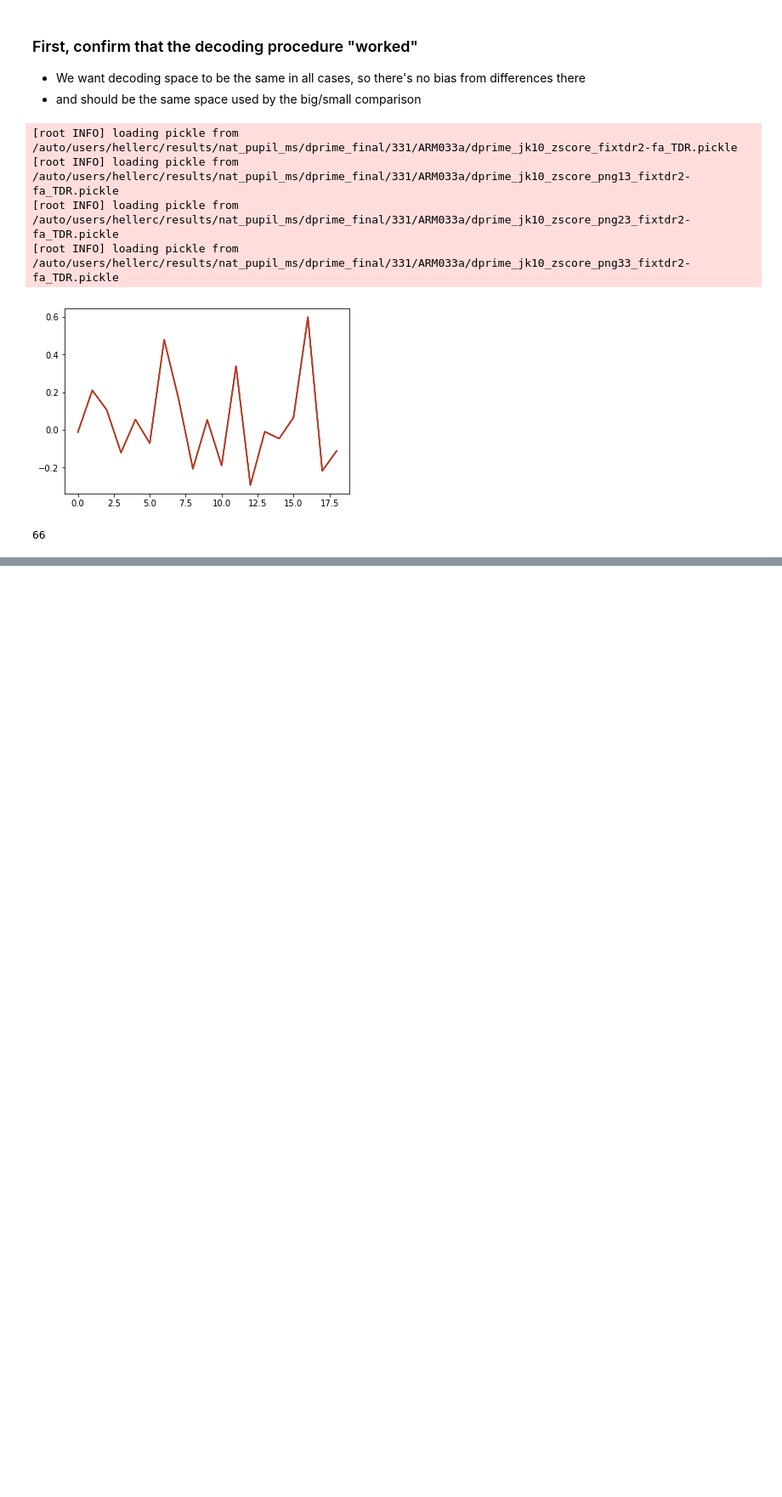
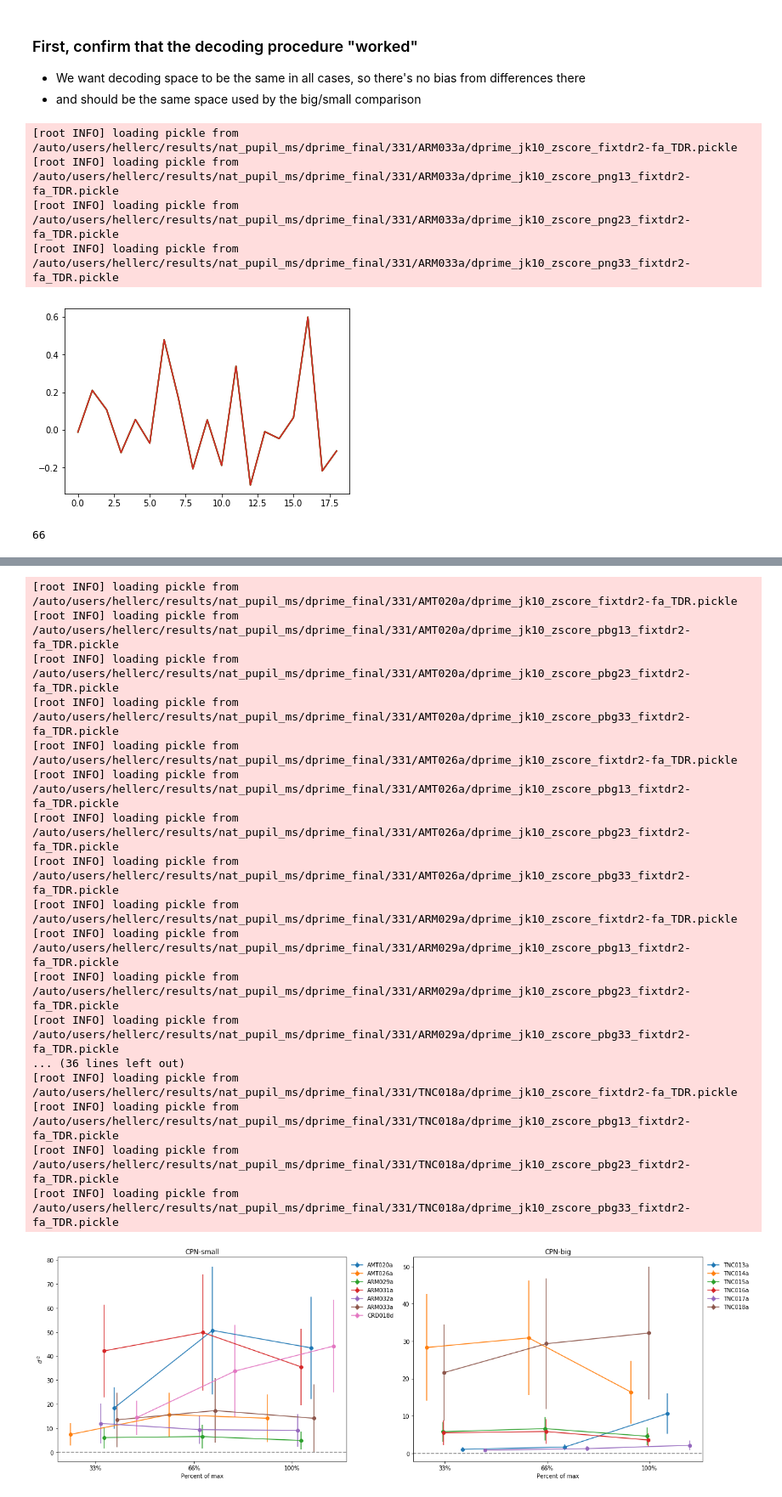
Before and after one commit to crheller/nat_pup_ms, a Jupyter notebook: dprime_new/thirds.ipynb, the cells around one changed output, grey strips where cells are left out. Shown: that part at 85% size. Cells and saved outputs as stored; diff of their text form; code cells hidden in the pictures; blank space fills up the shorter version.

```diff
--- a/dprime_new/thirds.ipynb
+++ b/dprime_new/thirds.ipynb
@@ -191,38 +191,66 @@ f2.tight_layout()
 # %%
 # DECODING EFFECTS PER SITE
 f, ax = plt.subplots(1, 2, figsize=(18, 6))
+f2, ax2 = plt.subplots(1, 2, figsize=(18, 6))
 
 loader = decoding.DecodingResults()
 m = 'dprime_jk10_zscore_fixtdr2-fa'
 m1 = 'dprime_jk10_zscore_pbg13_fixtdr2-fa'
 m2 = 'dprime_jk10_zscore_pbg23_fixtdr2-fa'
 m3 = 'dprime_jk10_zscore_pbg33_fixtdr2-fa'
 n_components = 2
 
 for i, (dataset, batch, sites) in enumerate(zip(['CPN-small', 'CPN-big'], [331, 331], [cpns_data, cpnb_data])):
     for j, site in enumerate(sites):
         if site in ['BOL005c', 'BOL006b']:
             _batch = 294
         else:
             _batch = batch
         r = loader.load_results(os.path.join(DPRIME_DIR, str(batch), site, m+'_TDR.pickle')); df = r.numeric_results
         r1 = loader.load_results(os.path.join(DPRIME_DIR, str(batch), site, m1+'_TDR.pickle')); df1 = r1.numeric_results
         r2 = loader.load_results(os.path.join(DPRIME_DIR, str(batch), site, m2+'_TDR.pickle')); df2 = r2.numeric_results
         r3 = loader.load_results(os.path.join(DPRIME_DIR, str(batch), site, m3+'_TDR.pickle')); df3 = r3.numeric_results
-        ax[i].errorbar([0, 1, 2], [df1['bp_dp'].mean(),
+        jitter = np.random.normal(0, 0.2, 1)
+        ax[i].errorbar([0+jitter, 1+jitter, 2+jitter], [df1['bp_dp'].mean(),
                                    df2['bp_dp'].mean(),
                                    df3['bp_dp'].mean()],
                                    yerr = [df1['bp_dp'].std(),
                                             df2['bp_dp'].std(),
                                             df3['bp_dp'].std()],
                                    marker='o', label=site)
+        peak = np.nanmax([df1['bp_dp'].mean(), df2['bp_dp'].mean(), df3['bp_dp'].mean()])
+        ax2[i].plot([0+jitter, 1+jitter, 2+jitter], [df1['bp_dp'].mean() / peak,
+                                   df2['bp_dp'].mean() / peak,
+                                   df3['bp_dp'].mean() / peak],
+                                   marker='o', label=site)
 
-    ax[i].legend(bbox_to_anchor=(1, 1), loc='upper left', frameon=False)
-    ax[i].axhline(0, linestyle='--', color='grey', zorder=-1)
-    ax[0].set_ylabel(r"$d'^2$")
-    ax[i].set_xticks([0, 1, 2])
-    ax[i].set_xticklabels(["33%", "66%", "100%"])
-    ax[i].set_xlabel("Percent of max")
-    ax[i].set_title(dataset)
+    for a in [ax, ax2]:
+        a[i].legend(bbox_to_anchor=(1, 1), loc='upper left', frameon=False)
+        a[i].axhline(0, linestyle='--', color='grey', zorder=-1)
+        a[0].set_ylabel(r"$d'^2$")
+        a[i].set_xticks([0, 1, 2])
+        a[i].set_xticklabels(["33%", "66%", "100%"])
+        a[i].set_xlabel("Percent of max")
+        a[i].set_title(dataset)
 
 f.tight_layout()
+f2.tight_layout()
+# %% [output]
+[root INFO] loading pickle from /auto/users/hellerc/results/nat_pupil_ms/dprime_final/331/AMT020a/dprime_jk10_zscore_fixtdr2-fa_TDR.pickle
+[root INFO] loading pickle from /auto/users/hellerc/results/nat_pupil_ms/dprime_final/331/AMT020a/dprime_jk10_zscore_pbg13_fixtdr2-fa_TDR.pickle
+[root INFO] loading pickle from /auto/users/hellerc/results/nat_pupil_ms/dprime_final/331/AMT020a/dprime_jk10_zscore_pbg23_fixtdr2-fa_TDR.pickle
+[root INFO] loading pickle from /auto/users/hellerc/results/nat_pupil_ms/dprime_final/331/AMT020a/dprime_jk10_zscore_pbg33_fixtdr2-fa_TDR.pickle
+[root INFO] loading pickle from /auto/users/hellerc/results/nat_pupil_ms/dprime_final/331/AMT026a/dprime_jk10_zscore_fixtdr2-fa_TDR.pickle
+[root INFO] loading pickle from /auto/users/hellerc/results/nat_pupil_ms/dprime_final/331/AMT026a/dprime_jk10_zscore_pbg13_fixtdr2-fa_TDR.pickle
+[root INFO] loading pickle from /auto/users/hellerc/results/nat_pupil_ms/dprime_final/331/AMT026a/dprime_jk10_zscore_pbg23_fixtdr2-fa_TDR.pickle
+[root INFO] loading pickle from /auto/users/hellerc/results/nat_pupil_ms/dprime_final/331/AMT026a/dprime_jk10_zscore_pbg33_fixtdr2-fa_TDR.pickle
+[root INFO] loading pickle from /auto/users/hellerc/results/nat_pupil_ms/dprime_final/331/ARM029a/dprime_jk10_zscore_fixtdr2-fa_TDR.pickle
+[root INFO] loading pickle from /auto/users/hellerc/results/nat_pupil_ms/dprime_final/331/ARM029a/dprime_jk10_zscore_pbg13_fixtdr2-fa_TDR.pickle
+[root INFO] loading pickle from /auto/users/hellerc/results/nat_pupil_ms/dprime_final/331/ARM029a/dprime_jk10_zscore_pbg23_fixtdr2-fa_TDR.pickle
+[root INFO] loading pickle from /auto/users/hellerc/results/nat_pupil_ms/dprime_final/331/ARM029a/dprime_jk10_zscore_pbg33_fixtdr2-fa_TDR.pickle
+... (36 lines left out)
+[root INFO] loading pickle from /auto/users/hellerc/results/nat_pupil_ms/dprime_final/331/TNC018a/dprime_jk10_zscore_fixtdr2-fa_TDR.pickle
+[root INFO] loading pickle from /auto/users/hellerc/results/nat_pupil_ms/dprime_final/331/TNC018a/dprime_jk10_zscore_pbg13_fixtdr2-fa_TDR.pickle
+[root INFO] loading pickle from /auto/users/hellerc/results/nat_pupil_ms/dprime_final/331/TNC018a/dprime_jk10_zscore_pbg23_fixtdr2-fa_TDR.pickle
+[root INFO] loading pickle from /auto/users/hellerc/results/nat_pupil_ms/dprime_final/331/TNC018a/dprime_jk10_zscore_pbg33_fixtdr2-fa_TDR.pickle
+[figure, added]
```
Also changed, not shown: parts of 5 cells of this notebook, 5 other files.
